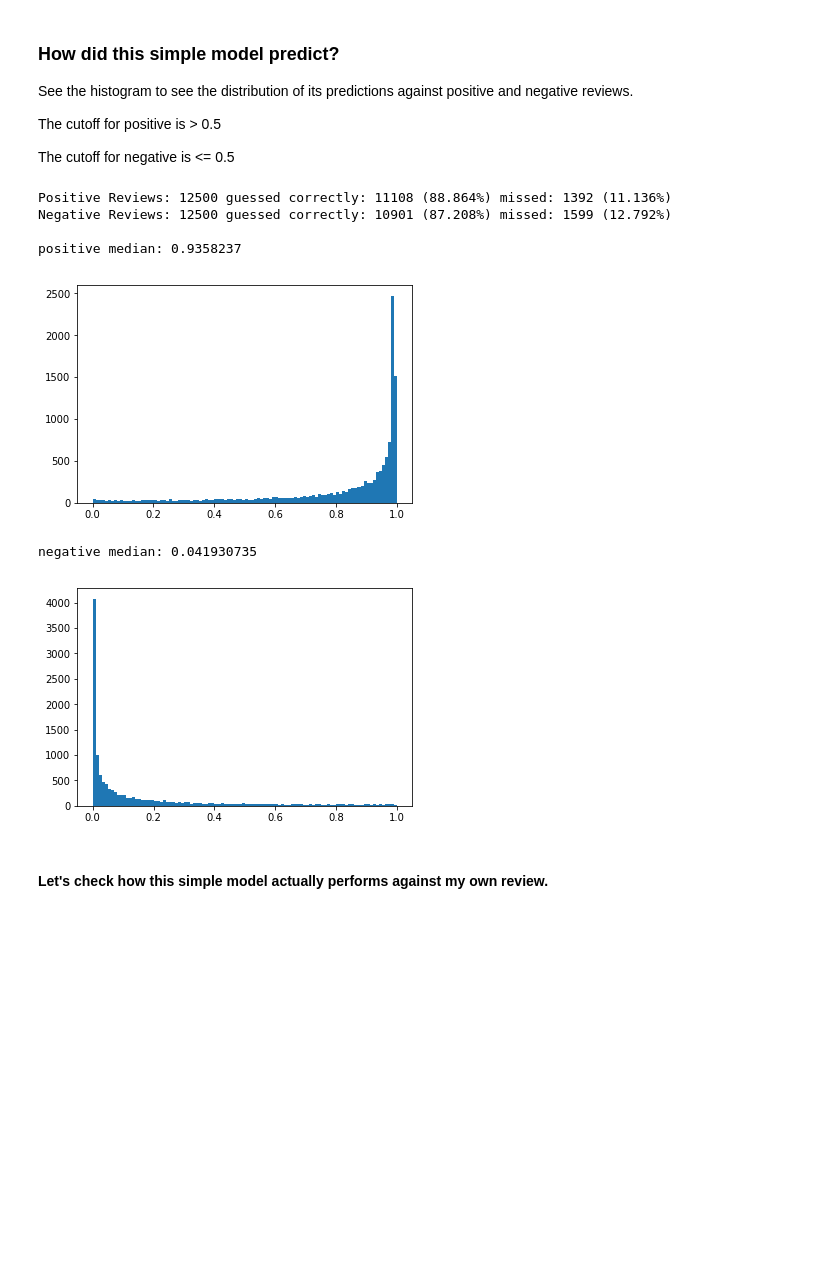
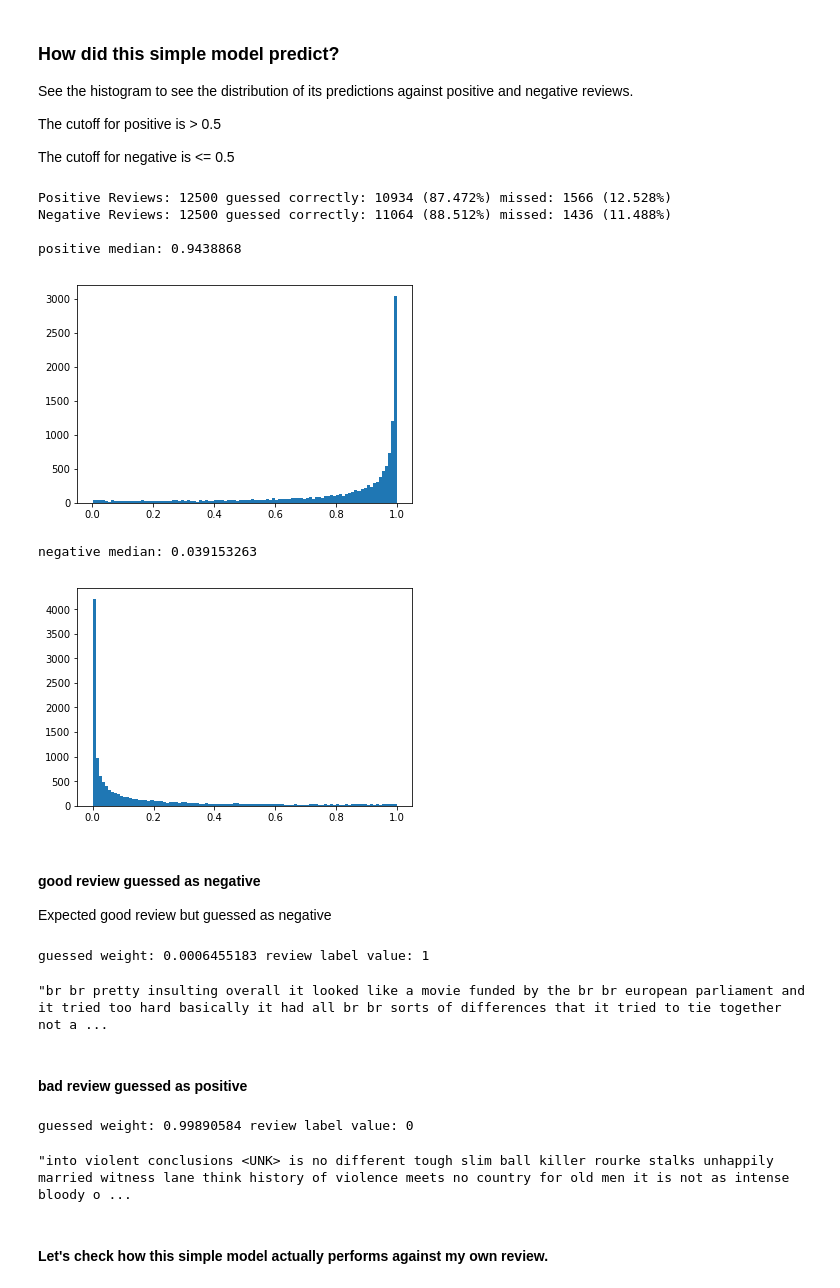
Before and after one commit to sspak9/ml, a Jupyter notebook: word_embed.ipynb, the cells around one changed output. Cells and saved outputs as stored; diff of their text form; code cells hidden in the pictures; blank space fills up the shorter version.

Commit message:
bug fix and show missed reviews

```diff
--- a/word_embed.ipynb
+++ b/word_embed.ipynb
@@ -218,16 +218,39 @@ predictions = model.predict(test_data)
 positive=[]
 negative=[]
 good_matrix = np.zeros( (2,), dtype='int')
+good_lowest = 1.0
+bad_highest = 0.0
+good_index = 0
+bad_index = 0
 
 for i in range(test_labels.shape[0]):
-    guess = 1 if predictions[i][0] > 0.5 else 0
-    if guess == test_labels[i]:
-        good_matrix[test_labels[i]] +=1
 
-    if test_labels[i] == 0:
-        negative.append(predictions[i][0])
+    # get lowest "good" and highest "bad"
+    pv = predictions[i][0]
+    expected = test_labels[i]
+
+    # append to pos/neg list
+    if expected == 1:
+        positive.append(pv)
     else:
-        positive.append(predictions[i][0])
+        negative.append(pv)
+
+    # guess cutoff is 0.5
+    guess = 1 if pv > 0.5 else 0
+
+    # good count
+    if guess == expected:
+        good_matrix[expected] +=1
+    else:
+        #find the worst prediction
+        if expected == 1:
+            if good_lowest > pv:
+                good_lowest = pv
+                good_index = i
+        else:
+            if bad_highest < pv:
+                bad_highest = pv
+                bad_index = i
 # %% [markdown]
 ### How did this simple model predict?
 See the histogram to see the distribution of its predictions against positive and negative reviews.
@@ -237,34 +260,51 @@ The cutoff for positive is > 0.5
 The cutoff for negative is <= 0.5
 # %%
 print('Positive Reviews:', len(positive),
-      'guessed correctly:',good_matrix[0], '(' + str(good_matrix[0]*100.0/len(positive)) + '%)',
-      'missed:', len(positive) - good_matrix[0], '(' + str( (len(positive) - good_matrix[0])*100.0/len(positive)) + '%)')
+      'guessed correctly:',good_matrix[1], '(' + str(good_matrix[1]*100.0/len(positive)) + '%)',
+      'missed:', len(positive) - good_matrix[1], '(' + str( (len(positive) - good_matrix[1])*100.0/len(positive)) + '%)')
 
 print('Negative Reviews:', len(negative),
-      'guessed correctly:',good_matrix[1], '(' + str(good_matrix[1]*100.0/len(positive)) + '%)',
-      'missed:', len(positive) - good_matrix[1], '(' + str( (len(positive) - good_matrix[1])*100.0/len(positive)) + '%)')
+      'guessed correctly:',good_matrix[0], '(' + str(good_matrix[0]*100.0/len(negative)) + '%)',
+      'missed:', len(negative) - good_matrix[0], '(' + str( (len(negative) - good_matrix[0])*100.0/len(negative)) + '%)')
 
 print()
 
 print('positive median:', np.median(positive))
 binwidth=0.01
 plt.hist(positive, bins=np.arange(min(positive), max(positive) + binwidth, binwidth))
 plt.show()
 plt.close()
 
 print('negative median:', np.median(negative))
 binwidth=0.01
 plt.hist(negative, bins=np.arange(min(negative), max(negative) + binwidth, binwidth))
 plt.show()
 plt.close()
 # %% [output]
-Positive Reviews: 12500 guessed correctly: 11108 (88.864%) missed: 1392 (11.136%)
-Negative Reviews: 12500 guessed correctly: 10901 (87.208%) missed: 1599 (12.792%)
+Positive Reviews: 12500 guessed correctly: 10934 (87.472%) missed: 1566 (12.528%)
+Negative Reviews: 12500 guessed correctly: 11064 (88.512%) missed: 1436 (11.488%)
 
-positive median: 0.9358237
+positive median: 0.9438868
-[figure, old version]
+[figure, new version]
-negative median: 0.041930735
+negative median: 0.039153263
-[figure, old version]
+[figure, new version]
+# %% [markdown]
+#### good review guessed as negative
+Expected good review but guessed as negative
+# %%
+print('guessed weight:', good_lowest, 'review label value:', test_labels[good_index])
+decode_review(test_data[good_index])
+# %% [output]
+guessed weight: 0.0006455183 review label value: 1
+"br br pretty insulting overall it looked like a movie funded by the br br european parliament and it tried too hard basically it had all br br sorts of differences that it tried to tie together not a ...
+# %% [markdown]
+#### bad review guessed as positive
+# %%
+print('guessed weight:', bad_highest, 'review label value:', test_labels[bad_index])
+decode_review(test_data[bad_index])
+# %% [output]
+guessed weight: 0.99890584 review label value: 0
+"into violent conclusions <UNK> is no different tough slim ball killer rourke stalks unhappily married witness lane think history of violence meets no country for old men it is not as intense bloody o ...
 # %% [markdown]
 #### Let's check how this simple model actually  performs against my own review.
 # %%
```
Also changed, not shown: parts of 5 cells of this notebook.
